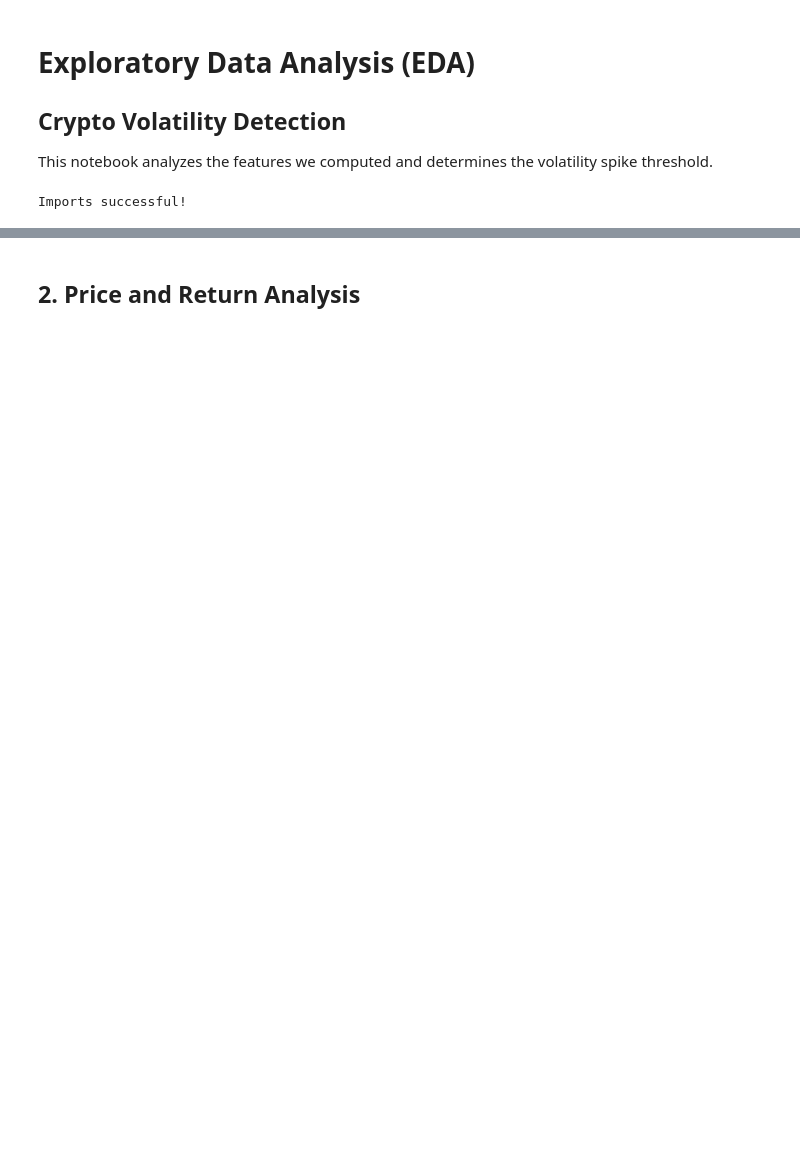
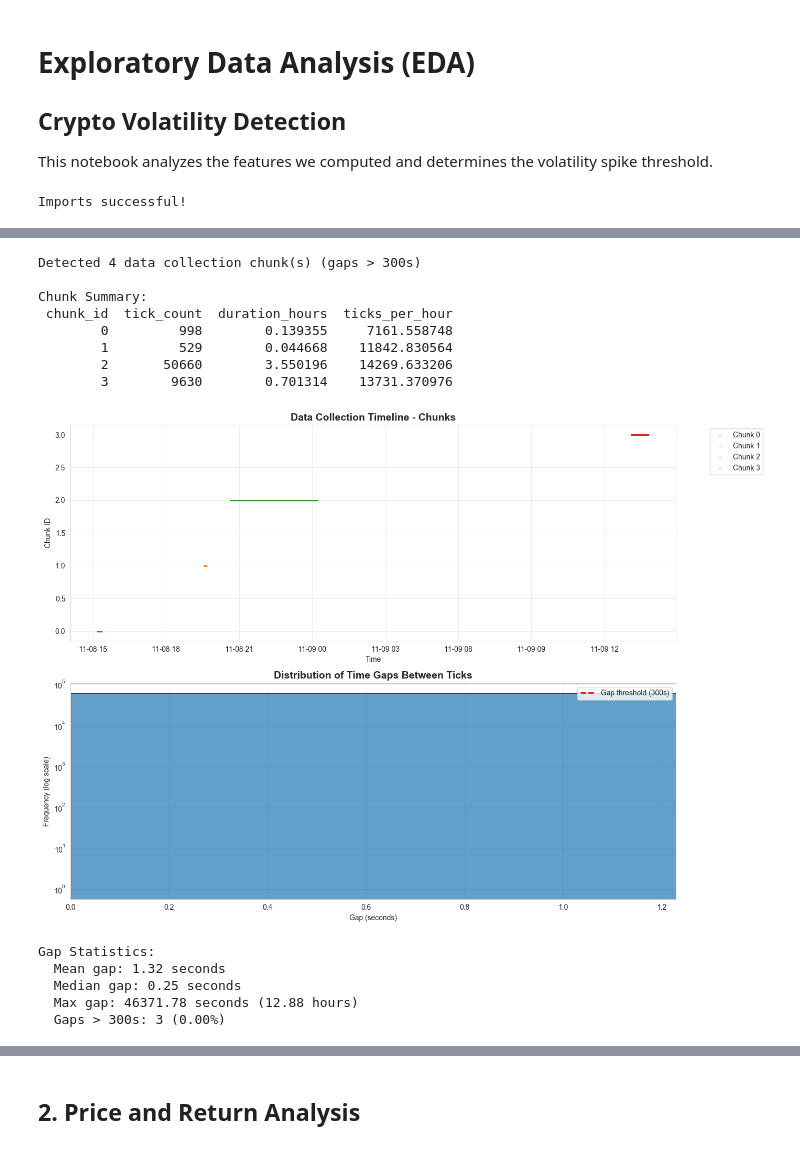
Before and after one commit to mel-hsw/crypto_volatility_94879, a Jupyter notebook: notebooks/eda.ipynb, the cells around one changed output, grey strips where cells are left out. Drawn from its saved outputs; the diff is of its cells as text; code cells hidden in the pictures; blank space fills up the shorter version.

```diff
--- a/notebooks/eda.ipynb
+++ b/notebooks/eda.ipynb
@@ -46,3 +59,76 @@ Columns: ['timestamp', 'product_id', 'price', 'best_bid', 'best_ask', 'spread',
+# %%
+# Identify data collection chunks (gaps indicate new collection session)
+GAP_THRESHOLD_SECONDS = 300  # 5 minutes - gaps larger than this indicate new session
+
+df['time_diff'] = df['timestamp'].diff().dt.total_seconds()
+df['chunk_id'] = (df['time_diff'] > GAP_THRESHOLD_SECONDS).cumsum()
+
+num_chunks = df['chunk_id'].nunique()
+print(f"Detected {num_chunks} data collection chunk(s) (gaps > {GAP_THRESHOLD_SECONDS}s)")
+
+# Analyze chunks
+chunk_info = df.groupby('chunk_id').agg({
+    'timestamp': ['min', 'max', 'count'],
+    'time_diff': 'mean'
+}).reset_index()
+chunk_info.columns = ['chunk_id', 'start_time', 'end_time', 'tick_count', 'avg_gap']
+chunk_info['duration_hours'] = (chunk_info['end_time'] - chunk_info['start_time']).dt.total_seconds() / 3600
+chunk_info['ticks_per_hour'] = chunk_info['tick_count'] / chunk_info['duration_hours']
+
+print("\nChunk Summary:")
+print(chunk_info[['chunk_id', 'tick_count', 'duration_hours', 'ticks_per_hour']].to_string(index=False))
+
+# Visualize gaps
+fig, axes = plt.subplots(2, 1, figsize=(14, 10))
+
+# Plot 1: Timeline showing chunks
+for chunk_id in df['chunk_id'].unique():
+    chunk_data = df[df['chunk_id'] == chunk_id]
+    axes[0].scatter(chunk_data['timestamp'], chunk_data['chunk_id'],
+                    s=0.5, alpha=0.6, label=f'Chunk {chunk_id}')
+
+axes[0].set_title('Data Collection Timeline - Chunks', fontsize=14, fontweight='bold')
+axes[0].set_xlabel('Time')
+axes[0].set_ylabel('Chunk ID')
+axes[0].grid(True, alpha=0.3)
+axes[0].legend(bbox_to_anchor=(1.05, 1), loc='upper left')
+
+# Plot 2: Gap distribution
+gap_data = df[df['time_diff'] > 0]['time_diff']  # Exclude first row (NaN)
+axes[1].hist(gap_data, bins=100, edgecolor='black', alpha=0.7, log=True)
+axes[1].axvline(x=GAP_THRESHOLD_SECONDS, color='red', linestyle='--',
+                label=f'Gap threshold ({GAP_THRESHOLD_SECONDS}s)', linewidth=2)
+axes[1].set_title('Distribution of Time Gaps Between Ticks', fontsize=14, fontweight='bold')
+axes[1].set_xlabel('Gap (seconds)')
+axes[1].set_ylabel('Frequency (log scale)')
+axes[1].set_xlim(0, min(1000, gap_data.quantile(0.99)))  # Focus on most common gaps
+axes[1].legend()
+axes[1].grid(True, alpha=0.3)
+
+plt.tight_layout()
+plt.show()
+
+# Print gap statistics
+print(f"\nGap Statistics:")
+print(f"  Mean gap: {gap_data.mean():.2f} seconds")
+print(f"  Median gap: {gap_data.median():.2f} seconds")
+print(f"  Max gap: {gap_data.max():.2f} seconds ({gap_data.max()/3600:.2f} hours)")
+print(f"  Gaps > {GAP_THRESHOLD_SECONDS}s: {(gap_data > GAP_THRESHOLD_SECONDS).sum()} ({100*(gap_data > GAP_THRESHOLD_SECONDS).sum()/len(gap_data):.2f}%)")
+# %% [output]
+Detected 4 data collection chunk(s) (gaps > 300s)
+
+Chunk Summary:
+ chunk_id  tick_count  duration_hours  ticks_per_hour
+        0         998        0.139355     7161.558748
+        1         529        0.044668    11842.830564
+        2       50660        3.550196    14269.633206
+        3        9630        0.701314    13731.370976
+[figure, added]
+Gap Statistics:
+  Mean gap: 1.32 seconds
+  Median gap: 0.25 seconds
+  Max gap: 46371.78 seconds (12.88 hours)
+  Gaps > 300s: 3 (0.00%)
 # %%
 # Basic statistics
 df.describe()
```
Also changed, not shown: parts of 17 cells of this notebook, 9 other files.
